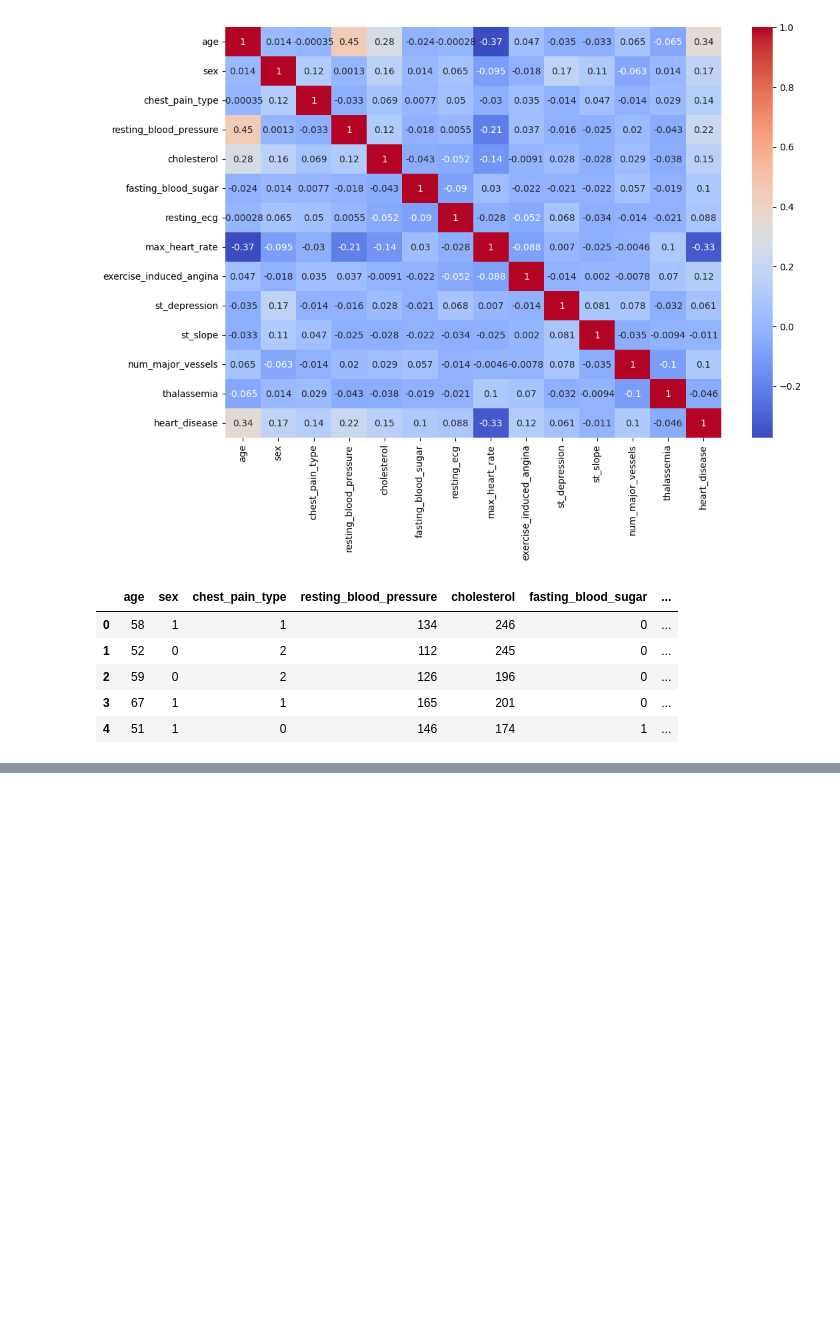
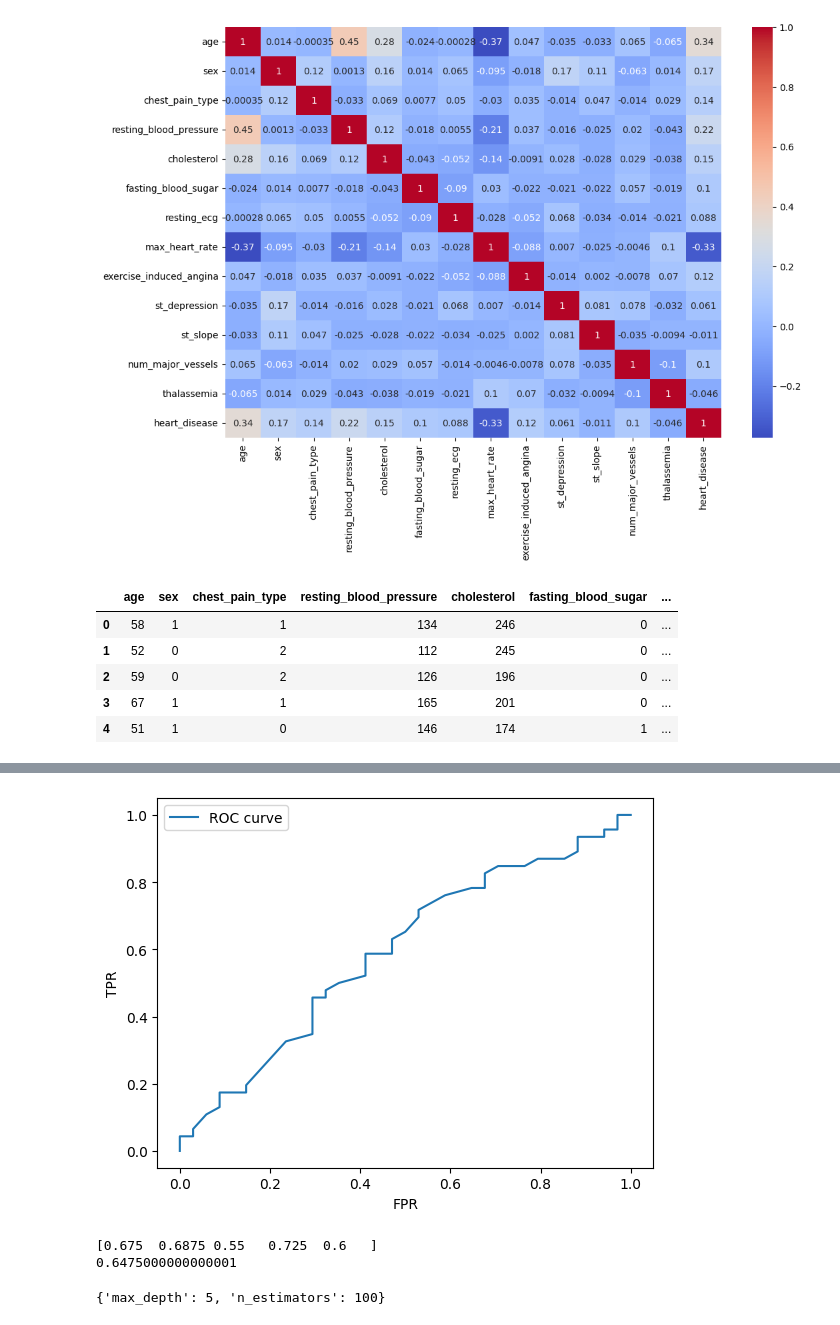
Before and after one commit to iamkhan49/100-Days-Python-, a Jupyter notebook: Heart_Disease_Detection_using_Classification_Algorithms.ipynb, the cells around one changed output, grey strips where cells are left out. Saved outputs shown, nothing was run; the diff lists cells and outputs as text; code cells hidden in the pictures; blank space fills up the shorter version.

```diff
--- a/Heart_Disease_Detection_using_Classification_Algorithms.ipynb
+++ b/Heart_Disease_Detection_using_Classification_Algorithms.ipynb
@@ -177,0 +218,32 @@ X_test = scaler.transform(X_test)
+# %%
+y_prob = rf.predict_proba(X_test)[:,1]
+
+fpr, tpr, thresholds = roc_curve(y_test, y_prob)
+roc_auc = auc(fpr, tpr)
+
+plt.plot(fpr, tpr, label='ROC curve')
+plt.xlabel('FPR')
+plt.ylabel('TPR')
+plt.legend()
+plt.show()
+# %% [output]
+[figure, added]
+# %%
+scores = cross_val_score(rf, X, y, cv=5)
+print(scores)
+print(scores.mean())
+# %% [output]
+[0.675  0.6875 0.55   0.725  0.6   ]
+0.6475000000000001
+# %%
+params = {
+    'n_estimators':[50,100],
+    'max_depth':[5,10,None]
+}
+
+grid = GridSearchCV(RandomForestClassifier(), params, cv=3)
+grid.fit(X_train, y_train)
+
+print(grid.best_params_)
+# %% [output]
+{'max_depth': 5, 'n_estimators': 100}
```
Also changed, not shown: parts of 7 cells of this notebook.
